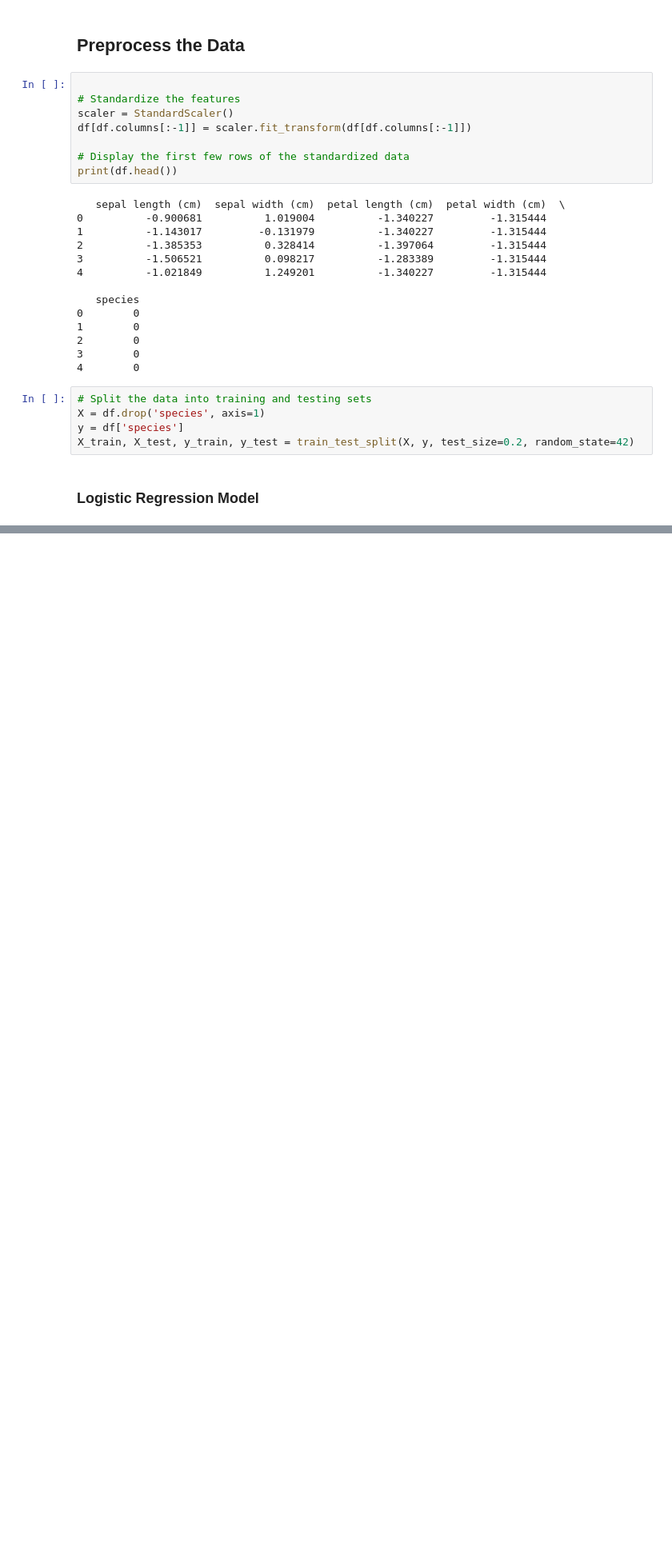
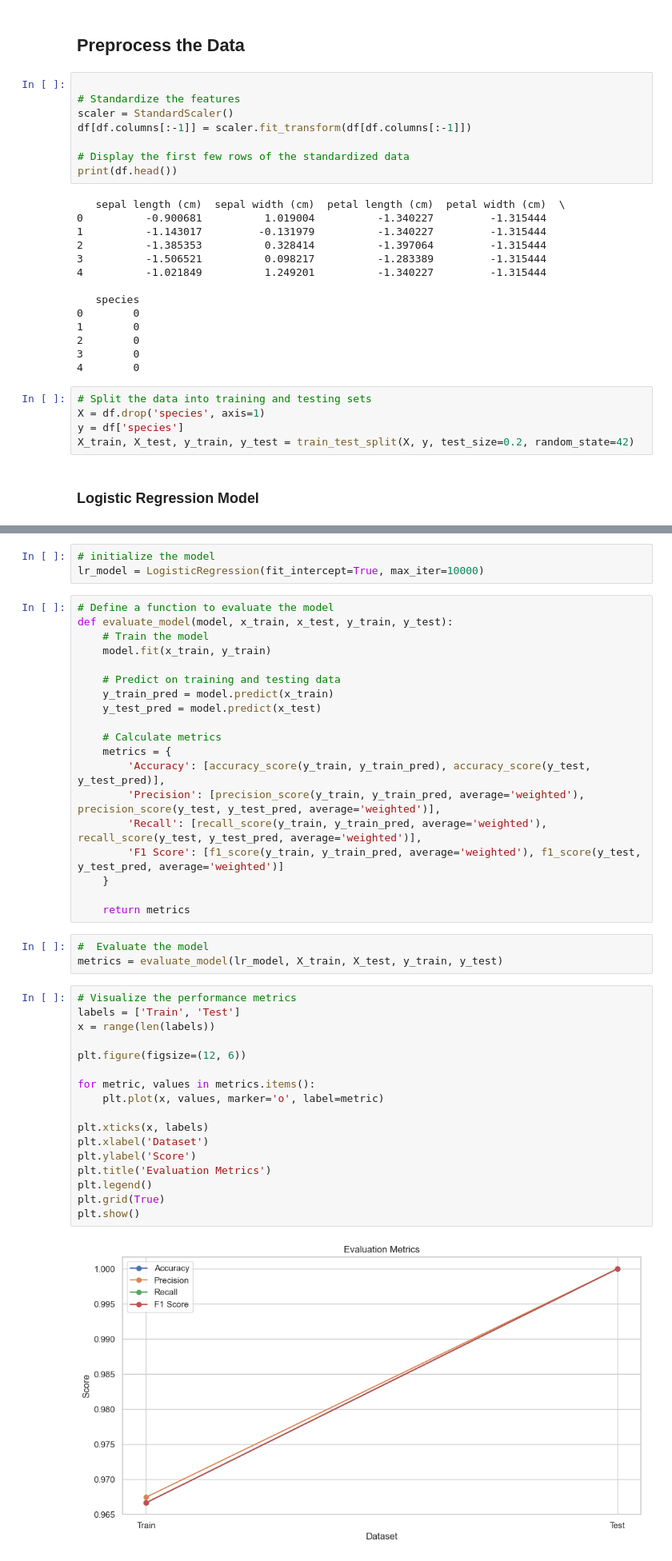
Before and after one commit to mayssemhannachi/LGMVIP-DataScience-Task-1, a Jupyter notebook: Iris_Flower_Classification.ipynb, the cells around one changed output, grey strips where cells are left out. Shown at 80% size. Saved outputs shown, nothing was run; the diff lists cells and outputs as text; blank space fills up the shorter version.

Commit message:
chore: Refactor data visualization code

```diff
--- a/Iris_Flower_Classification.ipynb
+++ b/Iris_Flower_Classification.ipynb
@@ -279,0 +231,44 @@ Predicted class: setosa
+# %%
+# initialize the model
+lr_model = LogisticRegression(fit_intercept=True, max_iter=10000)
+# %%
+# Define a function to evaluate the model
+def evaluate_model(model, x_train, x_test, y_train, y_test):
+    # Train the model
+    model.fit(x_train, y_train)
+
+    # Predict on training and testing data
+    y_train_pred = model.predict(x_train)
+    y_test_pred = model.predict(x_test)
+
+    # Calculate metrics
+    metrics = {
+        'Accuracy': [accuracy_score(y_train, y_train_pred), accuracy_score(y_test, y_test_pred)],
+        'Precision': [precision_score(y_train, y_train_pred, average='weighted'), precision_score(y_test, y_test_pred, average='weighted')],
+        'Recall': [recall_score(y_train, y_train_pred, average='weighted'), recall_score(y_test, y_test_pred, average='weighted')],
+        'F1 Score': [f1_score(y_train, y_train_pred, average='weighted'), f1_score(y_test, y_test_pred, average='weighted')]
+    }
+
+    return metrics
+# %%
+#  Evaluate the model
+metrics = evaluate_model(lr_model, X_train, X_test, y_train, y_test)
+# %%
+# Visualize the performance metrics
+labels = ['Train', 'Test']
+x = range(len(labels))
+
+plt.figure(figsize=(12, 6))
+
+for metric, values in metrics.items():
+    plt.plot(x, values, marker='o', label=metric)
+
+plt.xticks(x, labels)
+plt.xlabel('Dataset')
+plt.ylabel('Score')
+plt.title('Evaluation Metrics')
+plt.legend()
+plt.grid(True)
+plt.show()
+# %% [output]
+[figure, added]
```
Also changed, not shown: parts of 6 cells of this notebook.
